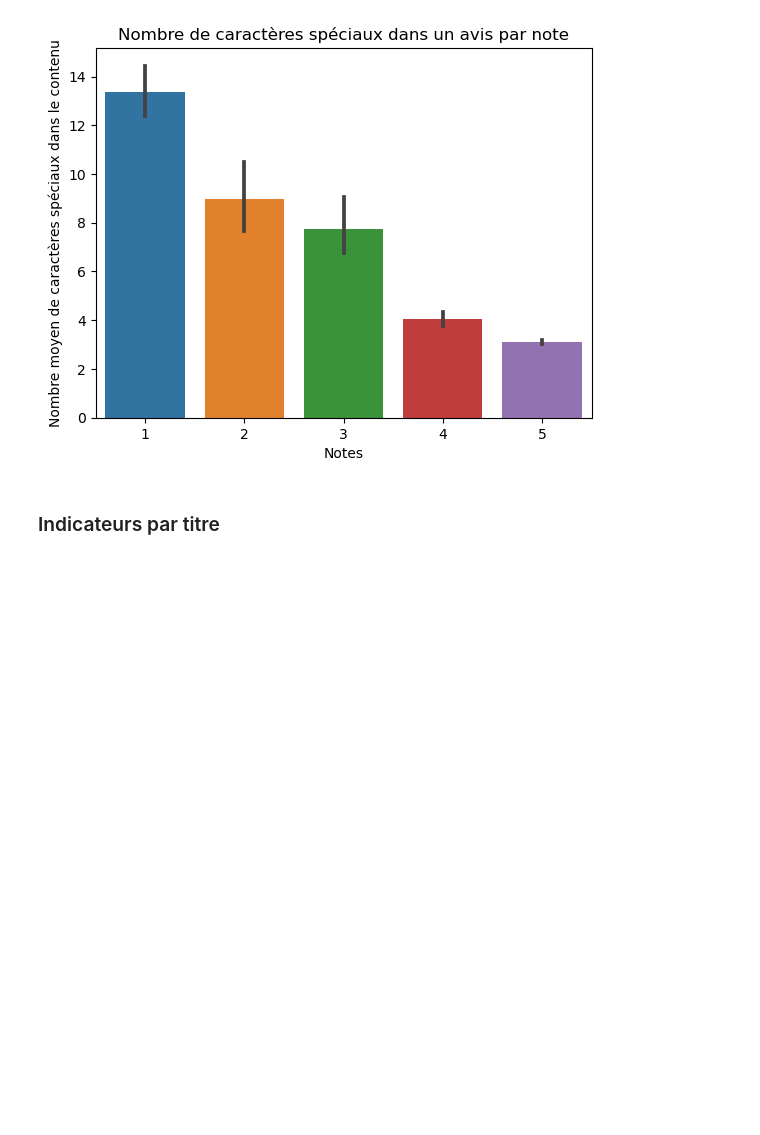
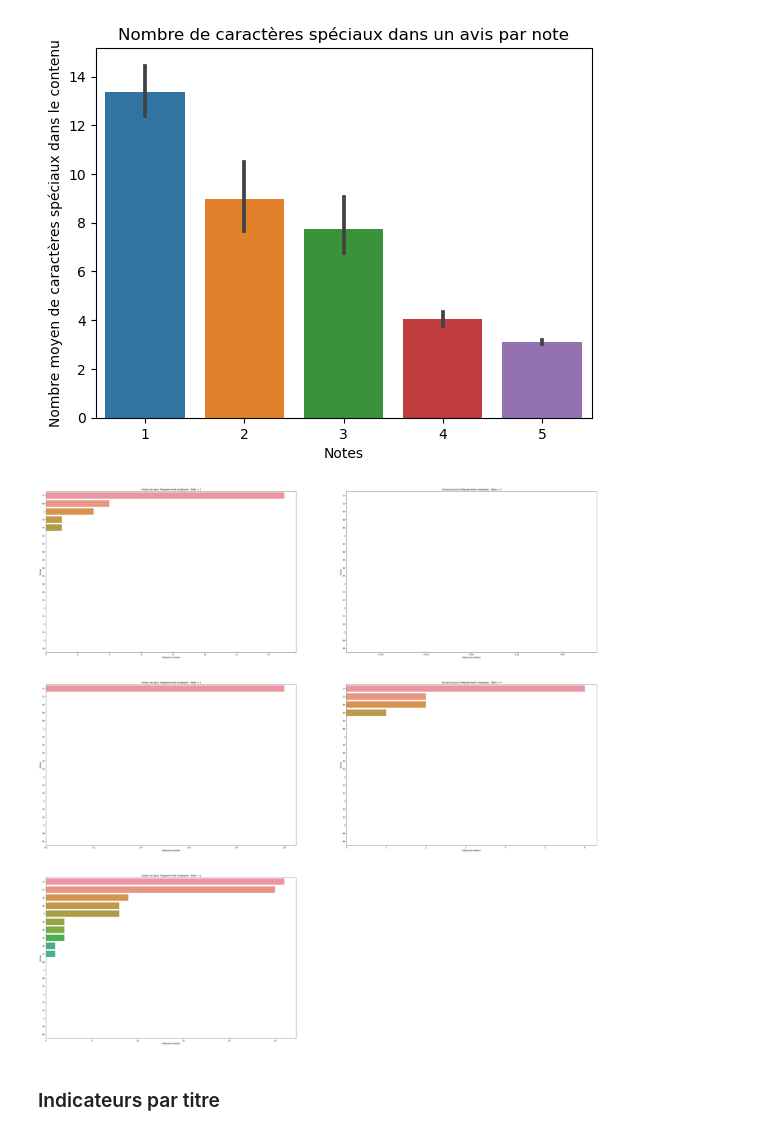
Before and after one commit to AzemoFrank/dst-supply-chain, a Jupyter notebook: Script_1_scraper.ipynb, the cells around one changed output. Drawn from its saved outputs; the diff is of its cells as text; code cells hidden in the pictures; blank space fills up the shorter version.

Commit message:
Ajout des emojis
Ajout des emojis les plus utilisés par note dans chaque catégorie Contenu/Titre/Réponse

```diff
--- a/Script_1_scraper.ipynb
+++ b/Script_1_scraper.ipynb
@@ -514,6 +537,70 @@ plt.title("Nombre de caractères spéciaux dans un avis par note")
 plt.show();
 # %% [output]
 [figure]
+# %%
+# Fonction compteur emojis
+def count_emojis(col):
+    # Création d'une liste d'émojis
+    emo = ["😊","😉", "😀", "😁", "😂", "🤣", "😃", "😄", "😅", "😆", "😍", "🙂", "😕", "😞", "🙁", "😠", "😡", "😬", "😱", "😳"]
+    freq_emoji = []
+
+    for e in emo:
+        som = 0
+        for s in col:
+            som += sum(1 for c in s if c == e)
+        freq_emoji.append(som)
+
+    # Tri des émojis et de leurs fréquences en fonction de la fréquence
+    emo_freq_sorted = sorted(zip(emo, freq_emoji), key=lambda x: x[1], reverse=True)
+    emo_sorted, freq_sorted = zip(*emo_freq_sorted)
+
+    return (list(emo_sorted), list(freq_sorted))
+
+plt.figure(figsize=(50, 50))
+plt.subplot(321)
+list_emo_1, freq_emo_1 = count_emojis(df.loc[df["Note"]==1 ,"Contenu_avis"])
+
+
+sns.barplot(x=freq_emo_1, y=list_emo_1)
+plt.title(' Emojis les plus fréquemment employés - Note = 1')
+plt.xlabel('Fréquence relative')
+plt.ylabel('Emojis')
+
+plt.subplot(322)
+list_emo_2, freq_emo_2 = count_emojis(df.loc[df["Note"]==2 ,"Contenu_avis"])
+
+sns.barplot(x=freq_emo_2, y=list_emo_2)
+plt.title(' Emojis les plus fréquemment employés - Note = 2')
+plt.xlabel('Fréquence relative')
+plt.ylabel('Emojis')
+
+plt.subplot(323)
+list_emo_3, freq_emo_3 = count_emojis(df.loc[df["Note"]==3 ,"Contenu_avis"])
+
+sns.barplot(x=freq_emo_3, y=list_emo_3)
+plt.title(' Emojis les plus fréquemment employés - Note = 3')
+plt.xlabel('Fréquence relative')
+plt.ylabel('Emojis')
+
+plt.subplot(324)
+list_emo_4, freq_emo_4 = count_emojis(df.loc[df["Note"]==4 ,"Contenu_avis"])
+
+sns.barplot(x=freq_emo_4, y=list_emo_4)
+plt.title(' Emojis les plus fréquemment employés - Note = 4')
+plt.xlabel('Fréquence relative')
+plt.ylabel('Emojis')
+
+plt.subplot(325)
+list_emo_5, freq_emo_5 = count_emojis(df.loc[df["Note"]==5 ,"Contenu_avis"])
+
+sns.barplot(x=freq_emo_5, y=list_emo_5)
+plt.title(' Emojis les plus fréquemment employés - Note = 5')
+plt.xlabel('Fréquence relative')
+plt.ylabel('Emojis')
+
+plt.show();
+# %% [output]
+[figure, added]
 # %% [markdown]
 ### Indicateurs par titre
 # %%
```
Also changed, not shown: parts of 8 cells of this notebook, 1 other file.
